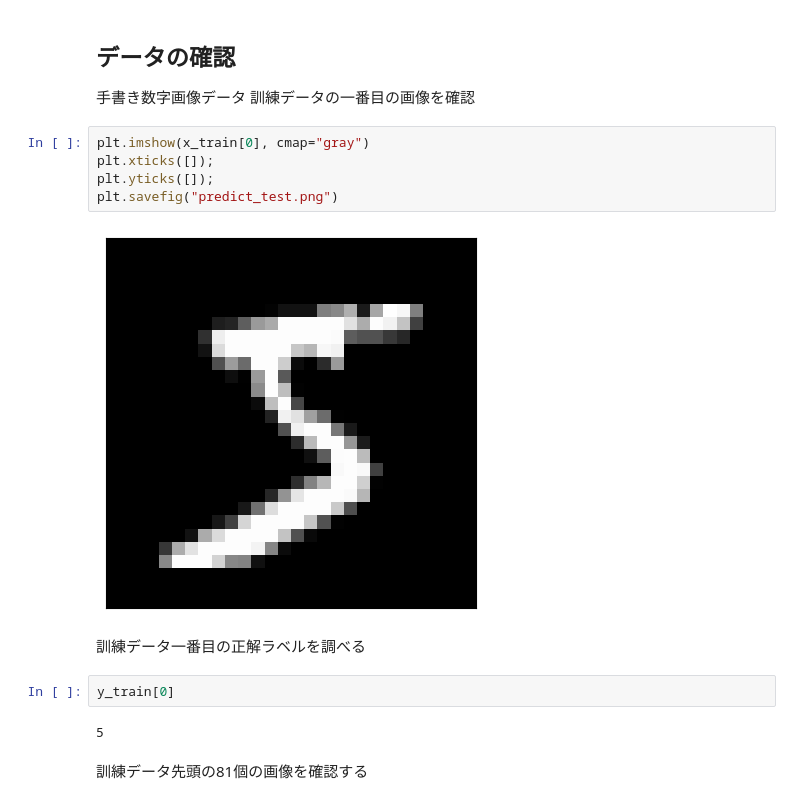
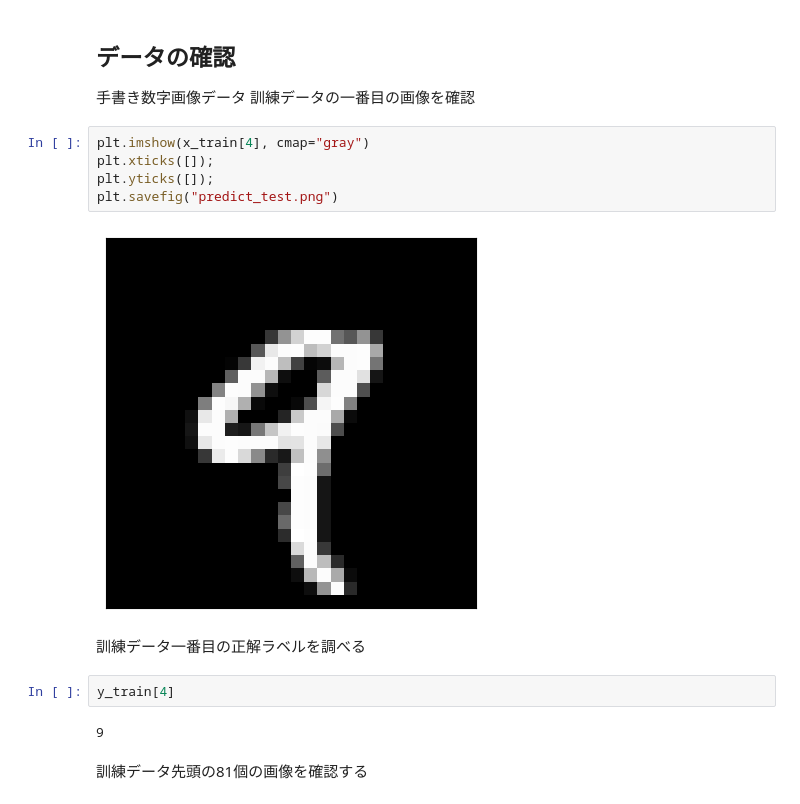
Before and after one commit to dmrkm/keras_mnist, a Jupyter notebook: tamagawa_MNIST.ipynb, the cells around one changed output. Drawn from its saved outputs; the diff is of its cells as text.

```diff
--- a/tamagawa_MNIST.ipynb
+++ b/tamagawa_MNIST.ipynb
@@ -29,18 +38,18 @@ Downloading data from https://storage.googleapis.com/tensorflow/tf-keras-dataset
 ## データの確認
 手書き数字画像データ 訓練データの一番目の画像を確認
 # %%
-plt.imshow(x_train[0], cmap="gray")
+plt.imshow(x_train[4], cmap="gray")
 plt.xticks([]);
 plt.yticks([]);
 plt.savefig("predict_test.png")
 # %% [output]
-[figure, old version]
+[figure, new version]
 # %% [markdown]
 訓練データ一番目の正解ラベルを調べる
 # %%
-y_train[0]
+y_train[4]
 # %% [output]
-5
+9
 # %% [markdown]
 訓練データ先頭の81個の画像を確認する
 # %%
```
Also changed, not shown: parts of 6 cells of this notebook.
